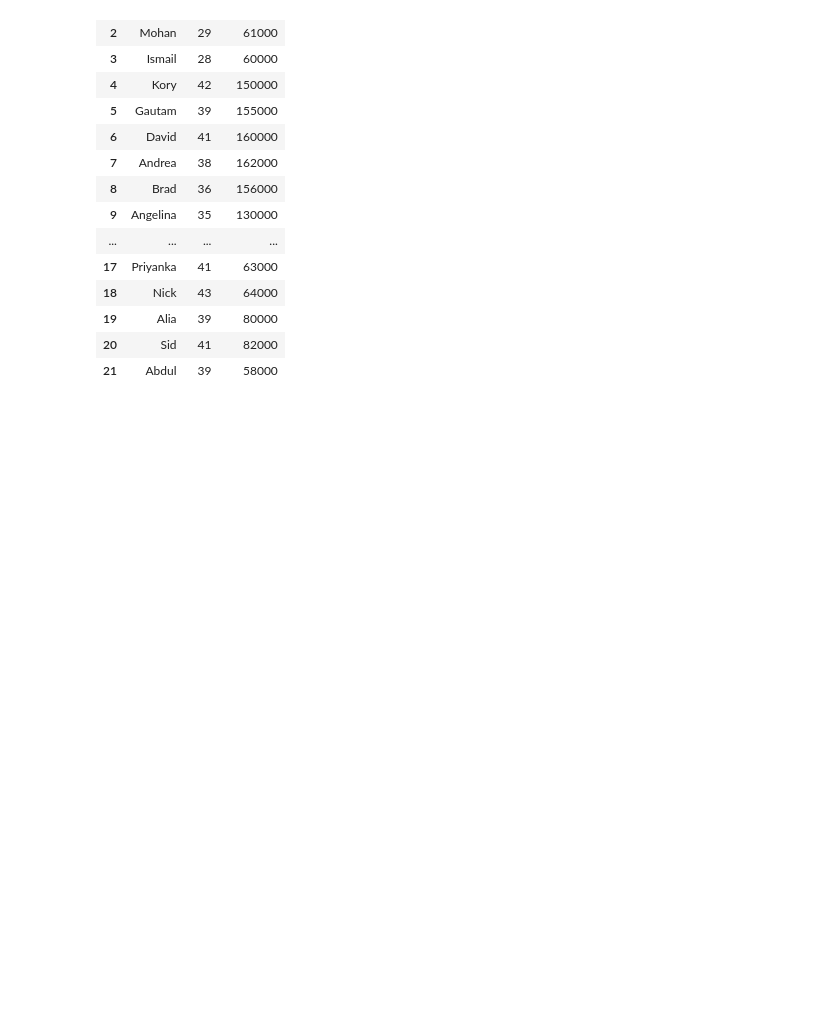
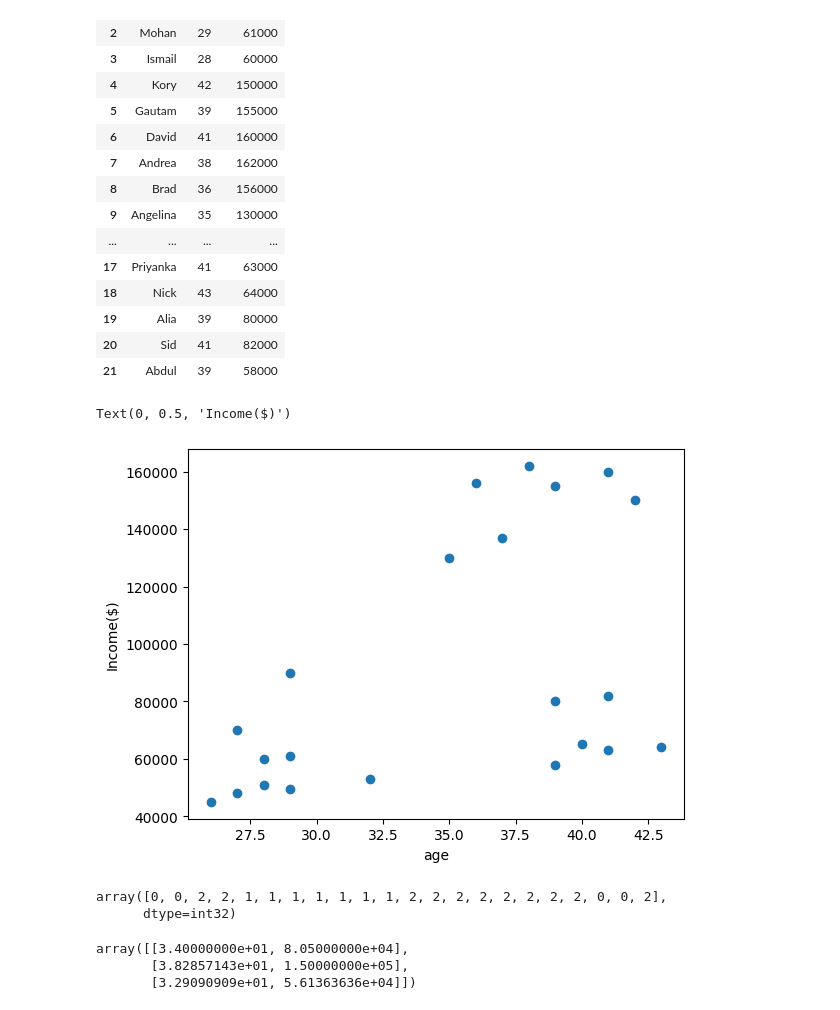
Before and after one commit to tallurikishore1/649, a Jupyter notebook: 11_02_2025.ipynb, the cells around one changed output. Drawn from its saved outputs; the diff is of its cells as text; code cells hidden in the pictures; blank space fills up the shorter version.

```diff
--- a/11_02_2025.ipynb
+++ b/11_02_2025.ipynb
@@ -33,3 +33,17 @@ df
 | 19 | Alia | 39 | 80000 |
 | 20 | Sid | 41 | 82000 |
 | 21 | Abdul | 39 | 58000 |
+# %%
+plt.scatter(df['Age'],df['Income($)'])
+plt.xlabel('age')
+plt.ylabel('Income($)')
+# %% [output]
+Text(0, 0.5, 'Income($)')
+[figure, added]
+# %%
+km=KMeans(n_clusters=3)
+y_predicted = km.fit_predict(df[['Age','Income($)']])
+y_predicted
+# %% [output]
+array([0, 0, 2, 2, 1, 1, 1, 1, 1, 1, 1, 2, 2, 2, 2, 2, 2, 2, 2, 0, 0, 2],
+      dtype=int32)
@@ -35,0 +52,6 @@ df
+# %%
+km.cluster_centers_
+# %% [output]
+array([[3.40000000e+01, 8.05000000e+04],
+       [3.82857143e+01, 1.50000000e+05],
+       [3.29090909e+01, 5.61363636e+04]])
```
Also changed, not shown: parts of 3 cells of this notebook.
